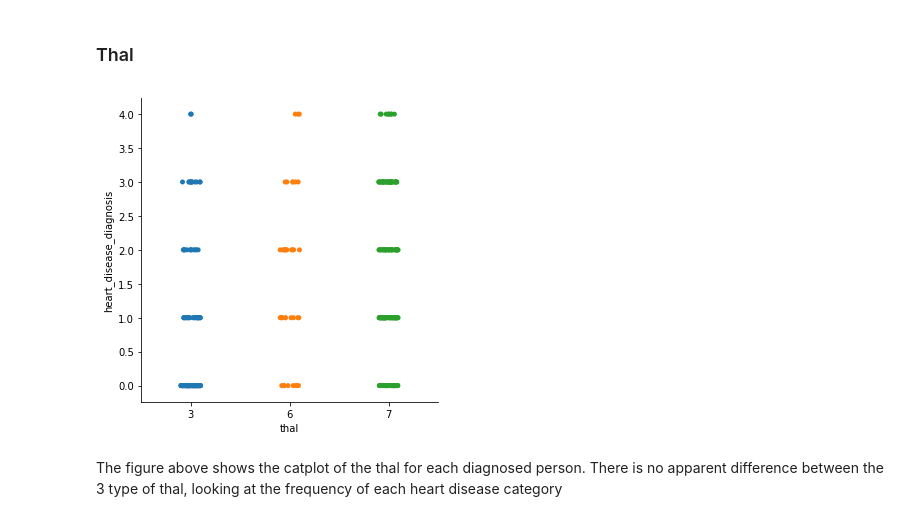
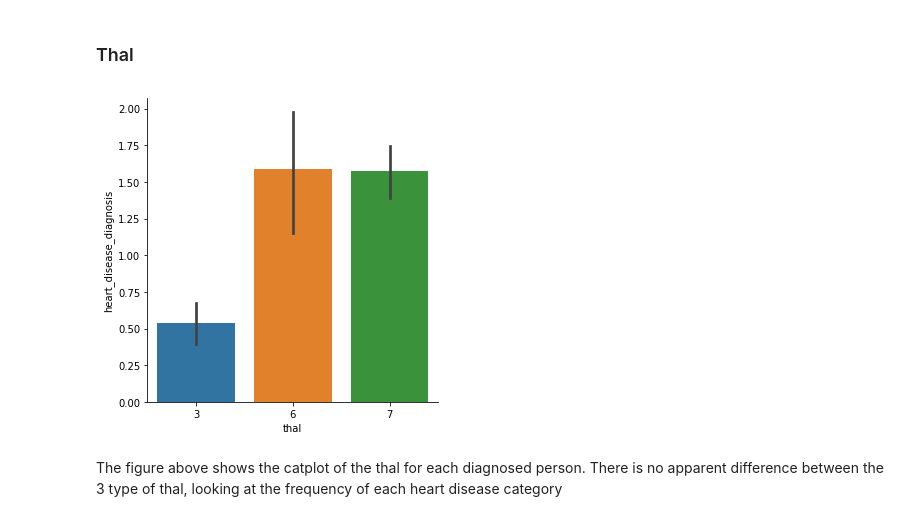
Before and after one commit to diwangs/IF3170_heart-disease-classification, a Jupyter notebook: notebooks/1. Exploratory Data Analysis.ipynb, the cells around one changed output. Cells and saved outputs as stored; diff of their text form; code cells hidden in the pictures.

```diff
--- a/notebooks/1. Exploratory Data Analysis.ipynb
+++ b/notebooks/1. Exploratory Data Analysis.ipynb
@@ -320,11 +320,11 @@ The figure above shows the box plot of the number of major vessels for each pers
 # %%
 clean_data = train_df.loc[train_df['thal'].astype(str) != '?']
 clean_data = clean_data.loc[~clean_data['thal'].isna()]
 clean_data = clean_data[['thal', 'heart_disease_diagnosis']].astype(int)
 sns.catplot(x="thal", y="heart_disease_diagnosis",
-            data=clean_data)
+            data=clean_data, kind='bar')
 plt.show()
 # %% [output]
-[figure, old version]
+[figure, new version]
 # %% [markdown]
 The figure above shows the catplot of the thal for each diagnosed person. There is no apparent difference between the 3 type of thal, looking at the frequency of each heart disease category
```
Also changed, not shown: parts of 6 cells of this notebook, 5 other files.
